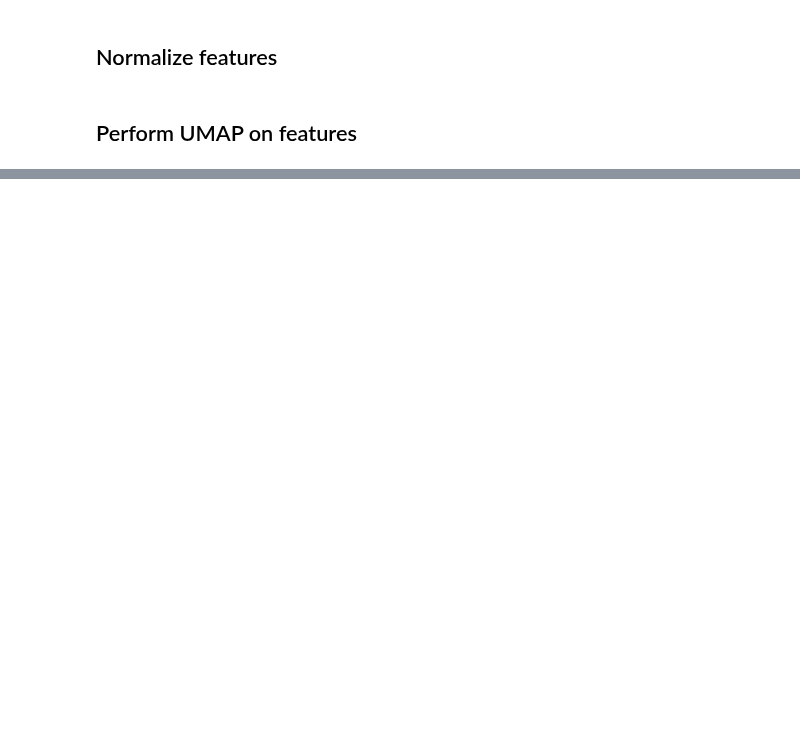
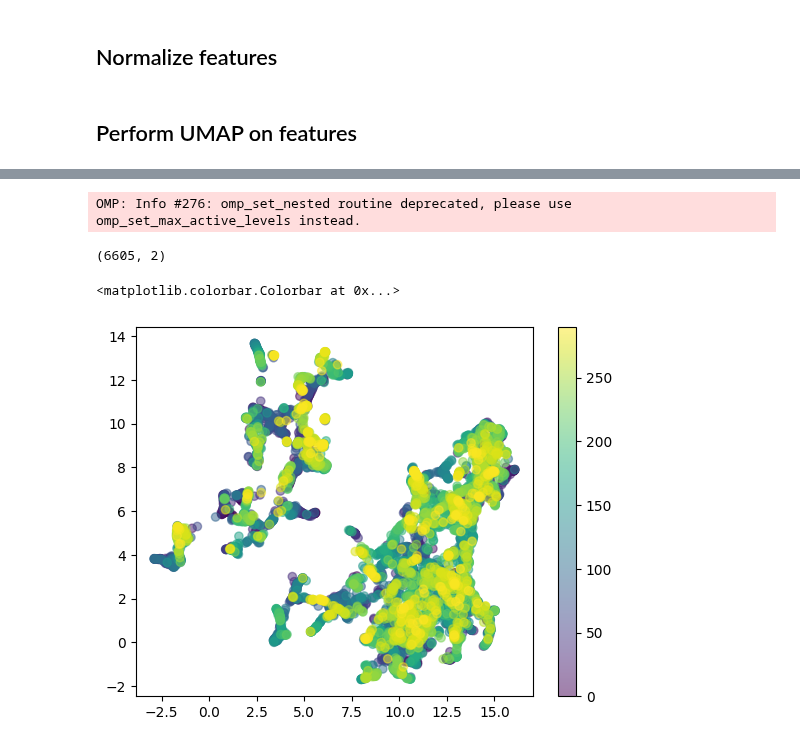
Before and after one commit to xing-lab-pitt/livecellx, a Jupyter notebook: notebooks/tutorial_umap_EBSS_STARV.ipynb, the cells around one changed output, grey strips where cells are left out. Drawn from its saved outputs; the diff is of its cells as text; code cells hidden in the pictures; blank space fills up the shorter version.

```diff
--- a/notebooks/tutorial_umap_EBSS_STARV.ipynb
+++ b/notebooks/tutorial_umap_EBSS_STARV.ipynb
@@ -33,4 +35,8 @@ for sc in scs:
         "sc_level_normalize": True,
     })
 
-parallelize(compute_skimage_regionprops, inputs)
+def compute_skimage_regionprops_wrapper(**input):
+    sc = input["sc"]
+    compute_skimage_regionprops(**input)
+    return sc
+scs = parallelize(compute_skimage_regionprops_wrapper, inputs)
@@ -68,13 +91,23 @@ reducer = umap.UMAP()
 sc_feature_table = sc_feature_table.dropna(axis=1, how="all")
 # %%
 embedding = reducer.fit_transform(sc_feature_table)
+# %% [output]
+OMP: Info #276: omp_set_nested routine deprecated, please use omp_set_max_active_levels instead.
 # %%
 embedding.shape
+# %% [output]
+(6605, 2)
 # %%
 import matplotlib.pyplot as plt
 plt.scatter(
     embedding[:, 0],
     embedding[:, 1],
     c=[sc.timeframe for sc in scs],
+    alpha=0.5,
 )
+# add colorbar
+plt.colorbar()
+# %% [output]
+<matplotlib.colorbar.Colorbar at 0x...>
+[figure, added]
 # %%
```
Also changed, not shown: parts of 6 cells of this notebook.
